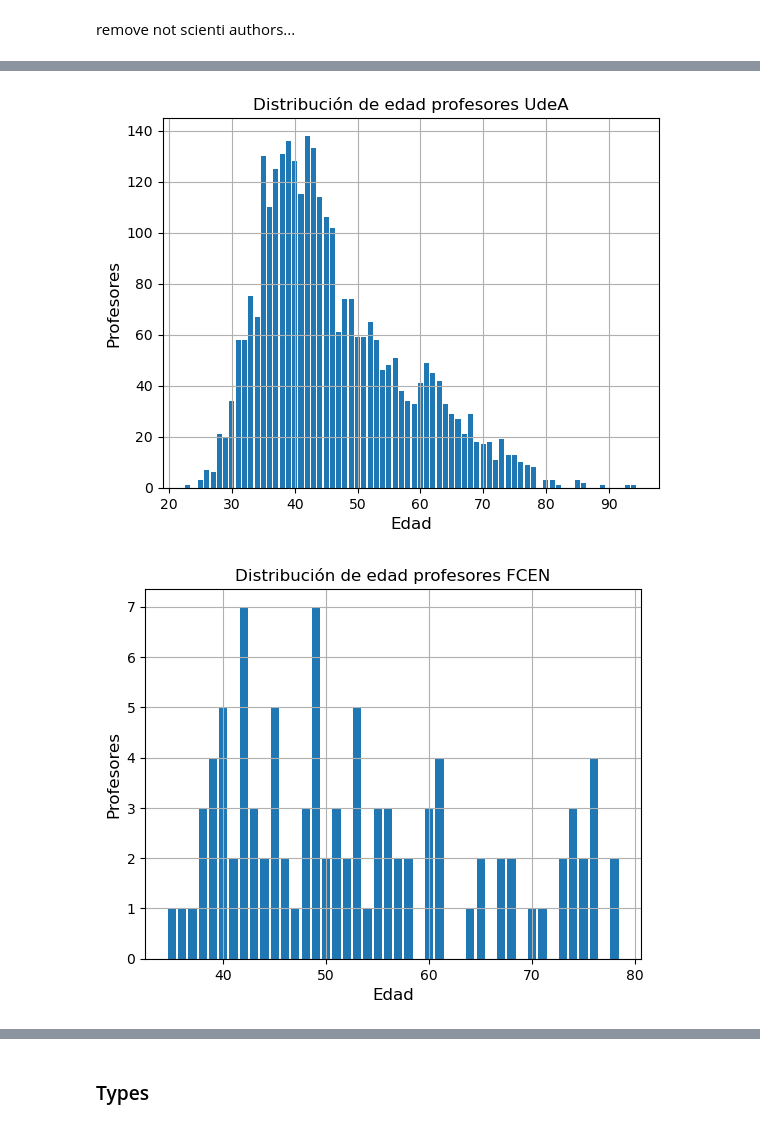
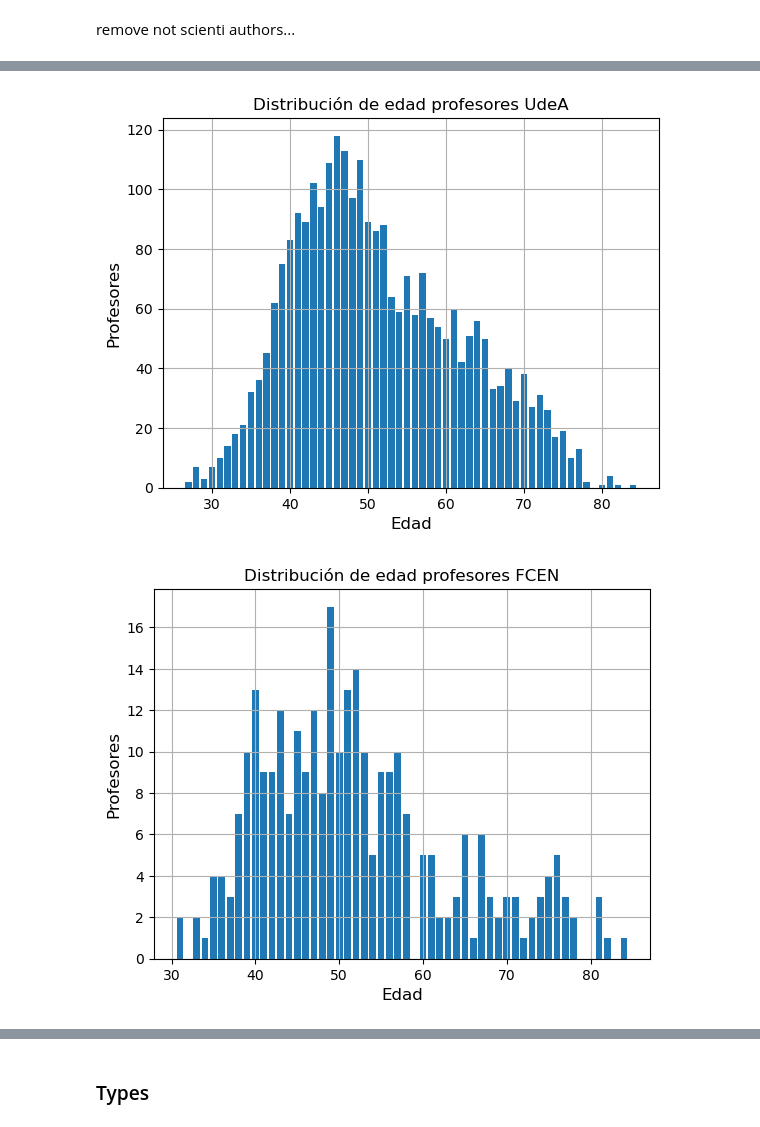
Before and after one commit to restrepo/udea.ipynb, a Jupyter notebook: udea.ipynb, the cells around one changed output, grey strips where cells are left out. Drawn from its saved outputs; the diff is of its cells as text; code cells hidden in the pictures.

```diff
--- a/udea.ipynb
+++ b/udea.ipynb
@@ -15,7 +15,7 @@ import pandas as pd
 import requests
 #%%time
 DJ = []
-total = 105018
+total = 107122
 #total = 965
 page_ini = 1
 max_page = 250
@@ -24,7 +24,7 @@ if total%max_page != 0:
     extra_page = 1
 page_end = total//max_page + extra_page
 for p in range(page_ini,page_end+1):
-    url = f'https://api.impactu.colav.co/affiliation/institution/03bp5hc83/research/products?max={max_page}&page={p}'
+    url = f'https://api.dev.impactu.colav.co/affiliation/institution/03bp5hc83/research/products?max={max_page}&page={p}'
     #url = f'https://api.impactu.colav.co/search/works?max={max_page}&page={p}&status=diamond&subjects=1_Library+science'
     dj = requests.get(url)
     if dj.status_code == 200:
@@ -34,7 +34,7 @@ for p in range(page_ini,page_end+1):
             kk = d.pop('abstracts')
         i = 0
         for d in jl:
-            if len(jl[i]['authors']) > 10:
+            if len(jl[i]['authors']) > 100000: #10
                 kk = jl.pop(i)
             else:
                 i += 1
@@ -74,2 +76,4 @@ df.shape
+# %%
+df['authors_fcen']=df.authors.apply(lambda L: [d for d in L if str(d).find("'name': 'Facultad de Ciencias Exactas y Naturales'") > -1])
 # %% [markdown]
 search authors
@@ -249,21 +257,21 @@ import numpy as np
 # %%
-kk = udea['age'].sort_values().dropna().astype(int).value_counts()
+kk = udea[udea['age'] > 0]['age'].sort_values().dropna().astype(int).value_counts()
 
 age = pd.DataFrame()
 
 age['age'] = kk.keys()
 
 age['counts'] = kk.values
 
 age = age.sort_values('age')
 
 plt.bar(age['age'],age['counts'])
 plt.xlabel('Edad', size = 12)
 plt.ylabel('Profesores', size = 12)
 plt.title('Distribución de edad profesores UdeA')
 plt.grid()
 # %% [output]
-[figure, old version]
+[figure, new version]
 # %%
 f = 'Facultad de Ciencias Exactas y Naturales'
 ff = 'Instituto de Física'
@@ -286,7 +294,7 @@ plt.ylabel('Profesores', size = 12)
 plt.title('Distribución de edad profesores FCEN')
 plt.grid()
 # %% [output]
-[figure, old version]
+[figure, new version]
 # %%
 kk = udea_d['age'].sort_values().dropna().astype(int).value_counts()
 
```
Also changed, not shown: parts of 57 cells of this notebook.
